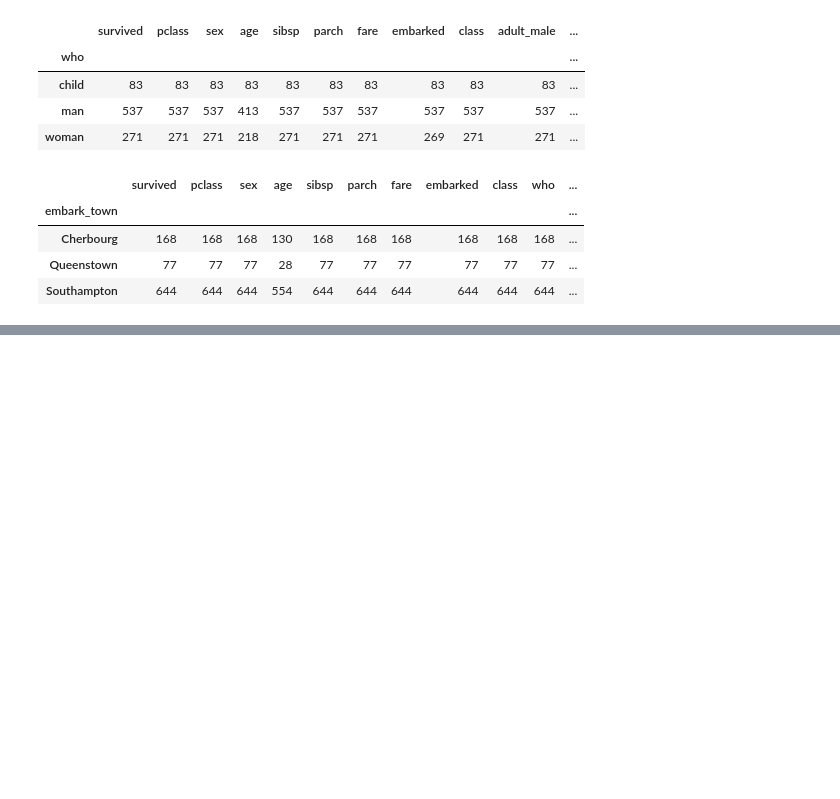
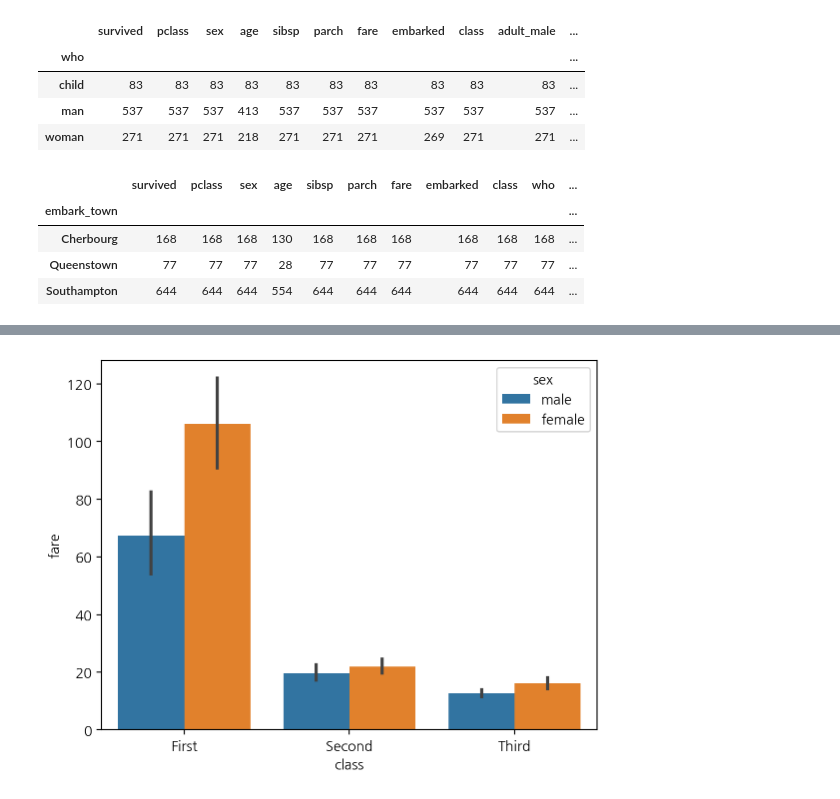
Before and after one commit to kingy0ujin/2024-1-my-BDA, a Jupyter notebook: inclass/02w_0319_tue_dataframe_basic.ipynb, the cells around one changed output, grey strips where cells are left out. Saved outputs shown, nothing was run; the diff lists cells and outputs as text; code cells hidden in the pictures; blank space fills up the shorter version.

```diff
--- a/inclass/02w_0319_tue_dataframe_basic.ipynb
+++ b/inclass/02w_0319_tue_dataframe_basic.ipynb
@@ -273,0 +304,4 @@ titanic.groupby('embark_town').count() # embark_town : Southampton에서 출발-
+# %%
+sns.barplot( titanic, x="class", y = "fare", hue = "sex"); #pclass -> 숫자로
+# %% [output]
+[figure, added]
```
Also changed, not shown: parts of 58 cells of this notebook.
